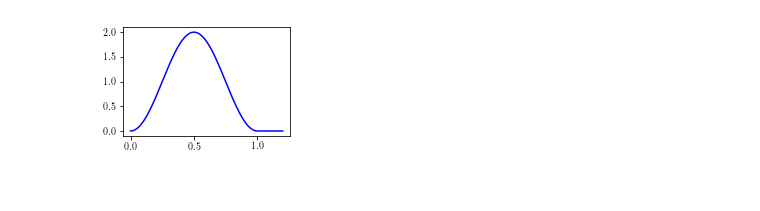
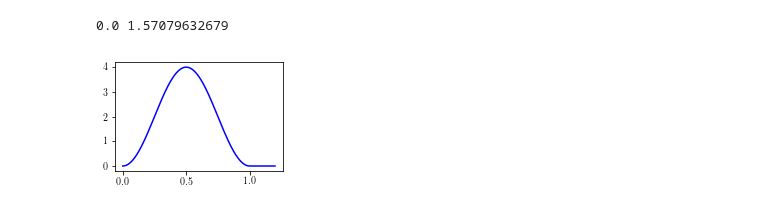
Before and after one commit to tomdbar/rb-cqed, a Jupyter notebook: vStirap-3lvl-complex-biref.ipynb, the cells around one changed output. Cells and saved outputs as stored; diff of their text form; code cells hidden in the pictures.

```diff
--- a/vStirap-3lvl-complex-biref.ipynb
+++ b/vStirap-3lvl-complex-biref.ipynb
@@ -81,7 +81,12 @@ alpha = np.abs(R_AC[0, 0])
 beta = np.sqrt(1-alpha**2)
 phi1, phi2 = np.angle(R_AC[0, 0]), np.angle(R_AC[1, 0])
 
-args_system = dict([('alpha',alpha), ('beta',beta), ('phi1',phi1), ('phi2',phi2), ('i',i)])
+args_system = dict([('alpha',alpha), ('beta',beta), ('phi1',phi1), ('phi2',phi2),
+                    ('i',i)])
+
+print(phi1,phi2)
+# %% [output]
+0.0 1.57079632679
 # %%
 '''
 Coupling parameters.
@@ -392,35 +419,35 @@ sin**2 amplitude profile.
 
 Parameters:
     lengthStirap - length of the pump pulse
     wStirap - pi / lengthStirap
     lengthSim - length of the simulation (as the photon can continue to decay
                 out of the cavity after the pump pulse is over, we typically
                 use lengthSim > lengthStirap).
     OmegaStirap - the peak Rabi frequency of the pump pulse.  Note that, again,
                   this does not include the angualr dependence of the
                   transition so the Rabi frequency on a given transition is
                         A * OmegaStirap
                 where,
                     A: Angular dependence of the considered transition.
                 e.g. A=np.sqrt(5/24) for F=1,mF=+/-1 <--> F=1,mF=1 in zero
                 magnetic field.
 '''
 lengthStirap= 1
 lengthSim = 1.2
-OmegaStirap = 2 * 2 * np.pi
+OmegaStirap = 4 * 2 * np.pi
 
 wStirap = np.pi / lengthStirap
 t,tStep = np.linspace(0, lengthSim, 251, retstep=True)
 
 Omega = lambda t, A=OmegaStirap, w=wStirap: np.piecewise(t, [t<lengthStirap], [A*np.sin(w*t)**2,0])
 
 args_stirap = dict([('wStirap',wStirap), ('lengthStirap',lengthStirap), ('lengthSim',lengthSim)])
 
 f, a1 = plt.subplots(figsize=(3, 2))
 a1.plot(t, [Omega(x)/(2*np.pi) for x in t], 'b')
 f.patch.set_facecolor('white')
 # %% [output]
-[figure, old version]
+[figure, new version]
 # %%
 '''
 Create couplings for the Hamiltonian
```
Also changed, not shown: parts of 7 cells of this notebook, 1 other file.
